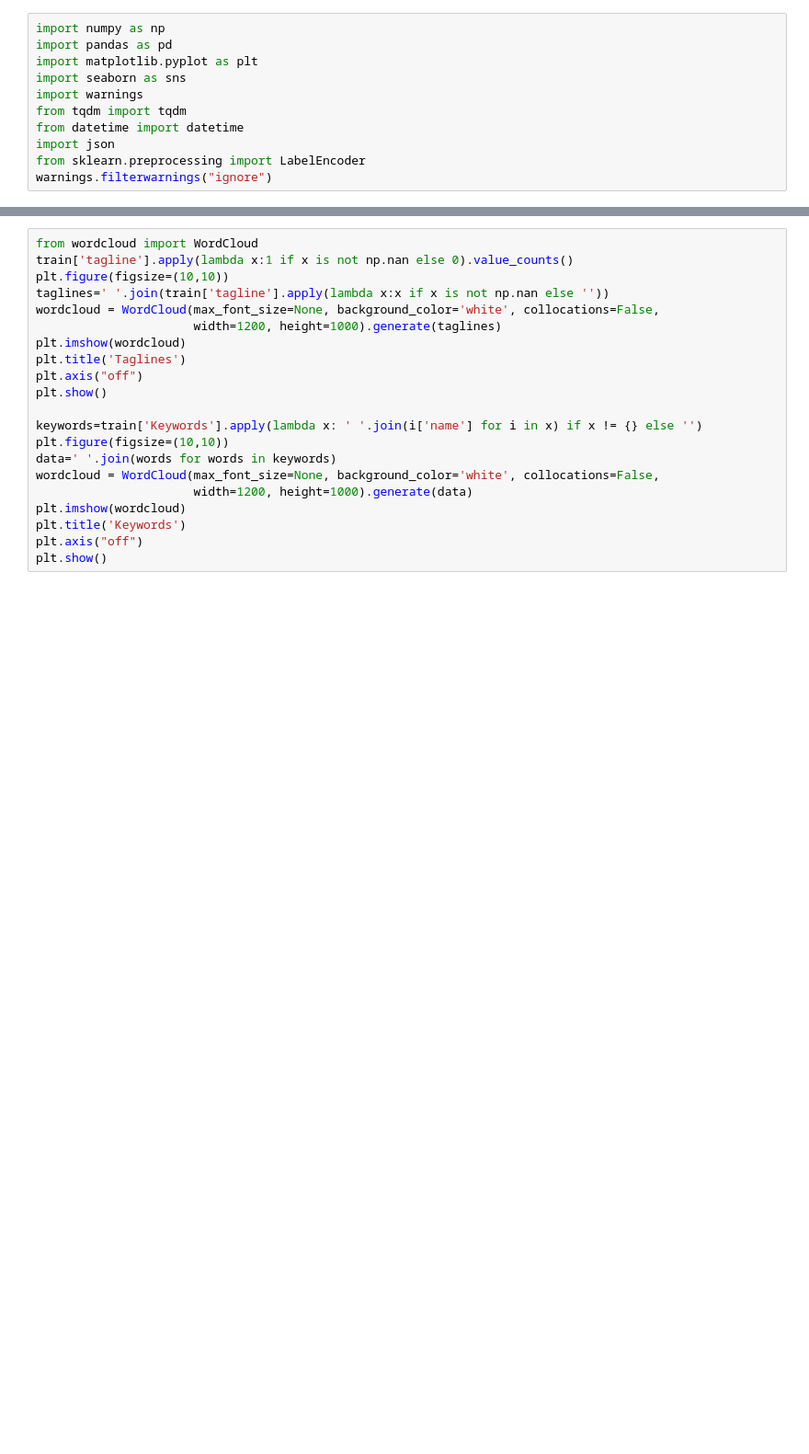
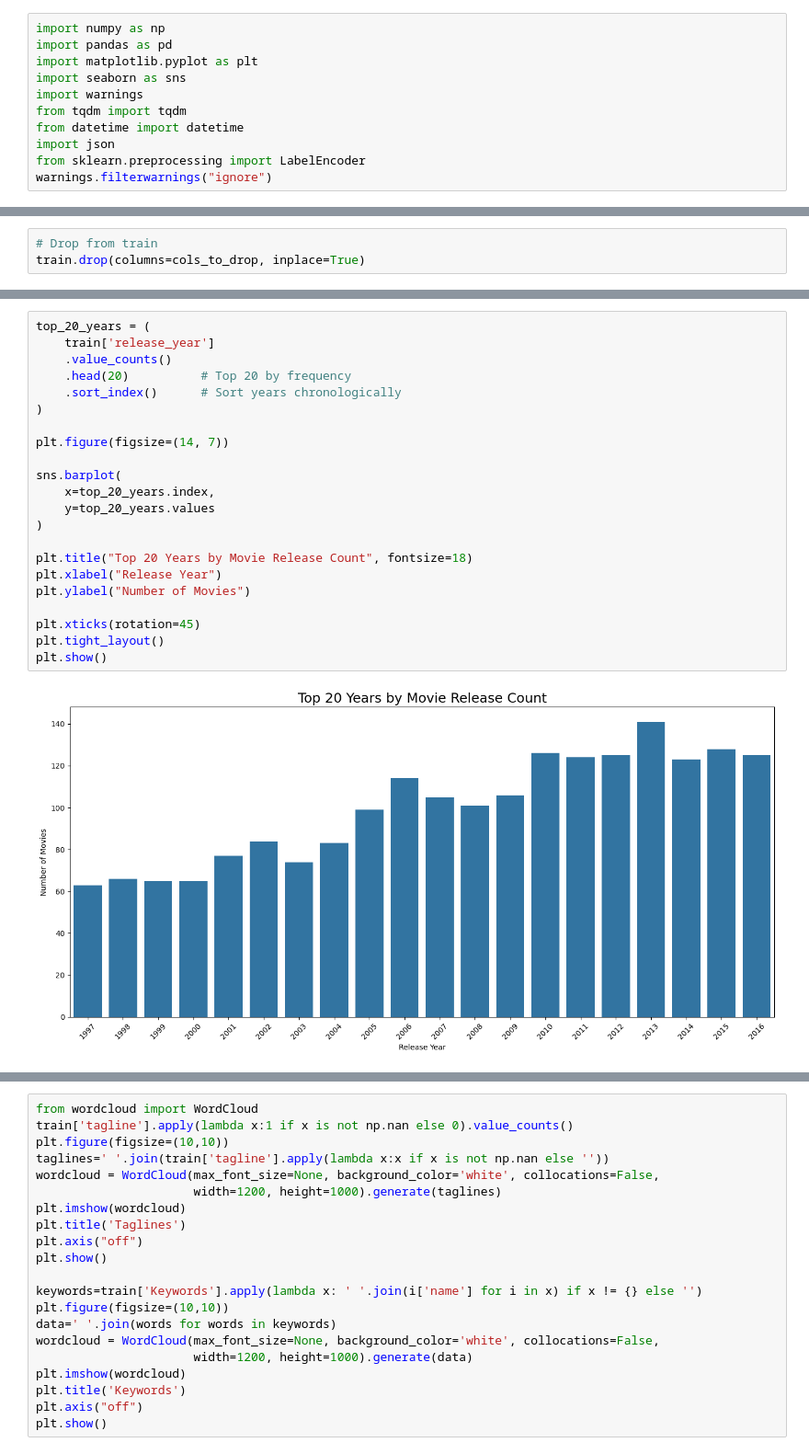
Before and after one commit to abhisingh007224/data-analysis, a Jupyter notebook: data-analysis.ipynb, the cells around one changed output, grey strips where cells are left out. Shown at 92% size. Drawn from its saved outputs; the diff is of its cells as text; blank space fills up the shorter version.

```diff
--- a/data-analysis.ipynb
+++ b/data-analysis.ipynb
@@ -55,0 +421,3 @@ dtype: object
+# %%
+# Drop from train
+train.drop(columns=cols_to_drop, inplace=True)
@@ -100,0 +576,24 @@ plt.show()
+# %%
+top_20_years = (
+    train['release_year']
+    .value_counts()
+    .head(20)          # Top 20 by frequency
+    .sort_index()      # Sort years chronologically
+)
+
+plt.figure(figsize=(14, 7))
+
+sns.barplot(
+    x=top_20_years.index,
+    y=top_20_years.values
+)
+
+plt.title("Top 20 Years by Movie Release Count", fontsize=18)
+plt.xlabel("Release Year")
+plt.ylabel("Number of Movies")
+
+plt.xticks(rotation=45)
+plt.tight_layout()
+plt.show()
+# %% [output]
+[figure, added]
```
Also changed, not shown: parts of 60 cells of this notebook.
